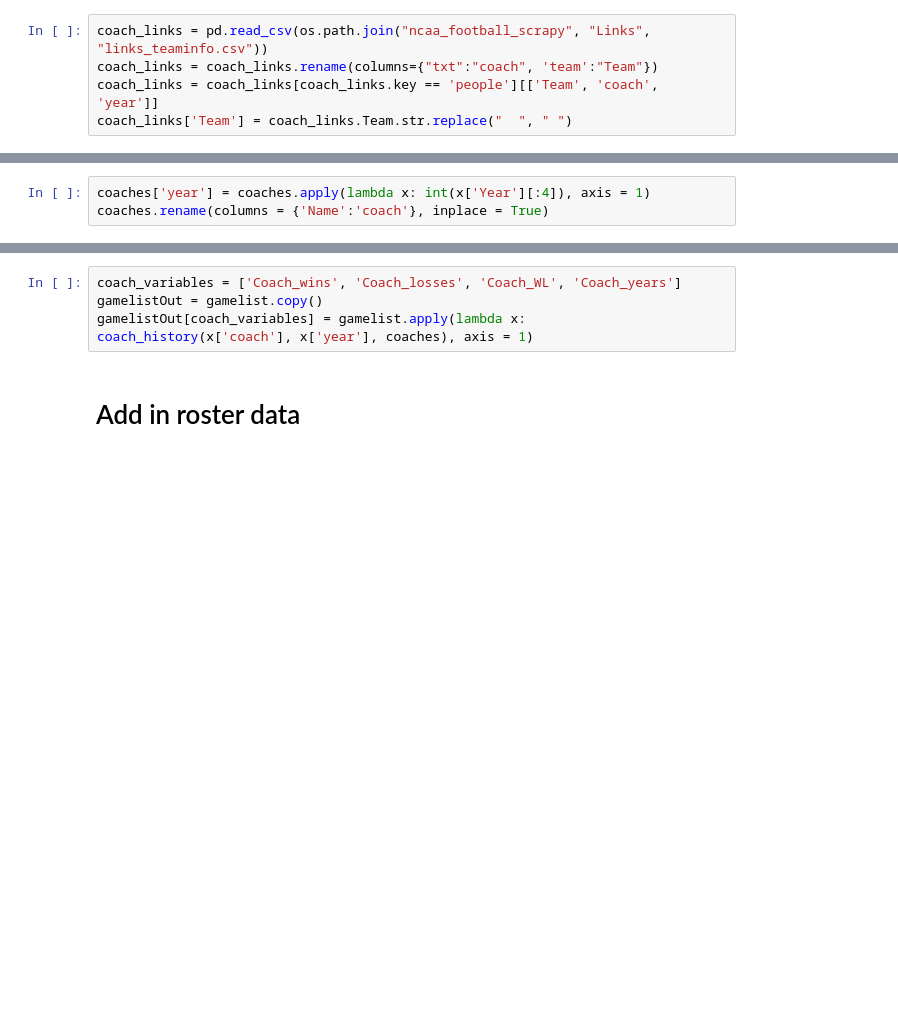
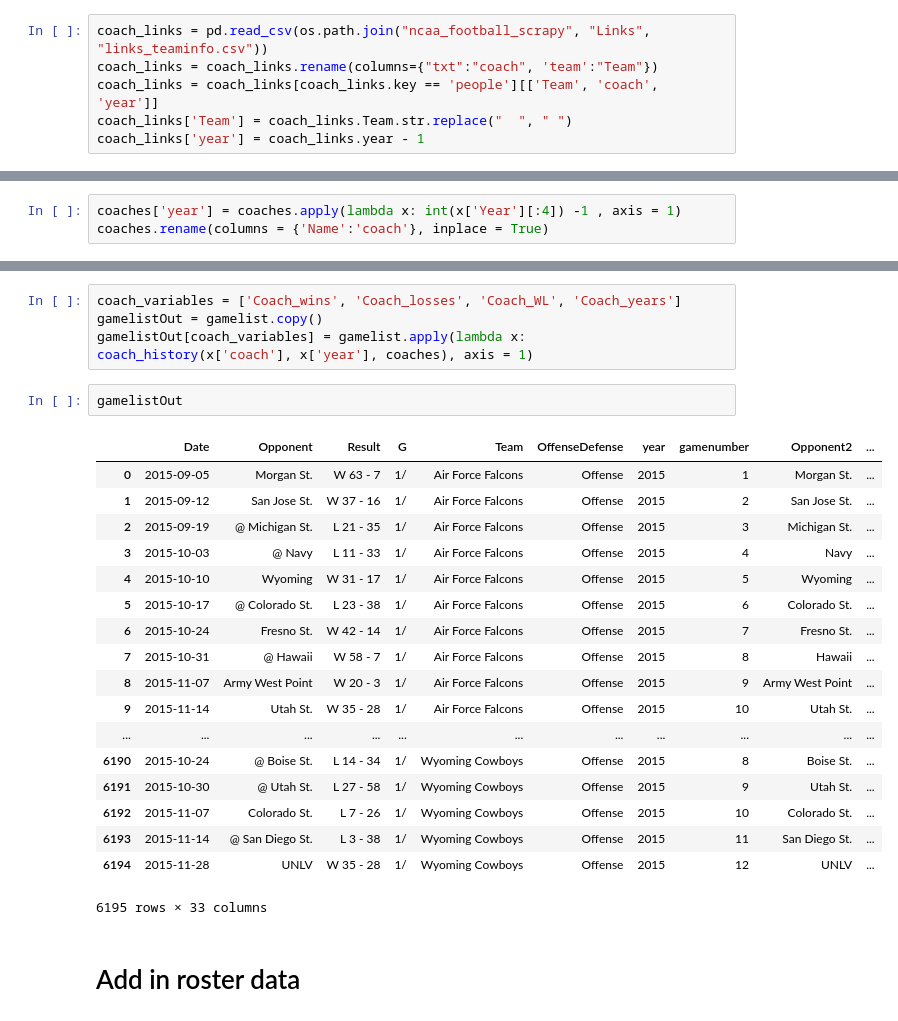
Before and after one commit to cjohns38/ncaafootball, a Jupyter notebook: DatasetCreation.ipynb, the cells around one changed output, grey strips where cells are left out. Drawn from its saved outputs; the diff is of its cells as text; blank space fills up the shorter version.

Commit message:
Coaching year issue

```diff
--- a/DatasetCreation.ipynb
+++ b/DatasetCreation.ipynb
@@ -22,6 +22,7 @@ coach_links = pd.read_csv(os.path.join("ncaa_football_scrapy", "Links", "links_t
 coach_links = coach_links.rename(columns={"txt":"coach", 'team':"Team"})
 coach_links = coach_links[coach_links.key == 'people'][['Team', 'coach', 'year']]
 coach_links['Team'] = coach_links.Team.str.replace("  ", " ")
+coach_links['year'] = coach_links.year - 1
 # %% [markdown]
 # Account for coaches who get fired in the season
 # %%
@@ -47,7 +48,7 @@ coaches_list_fixed = pd.DataFrame(coaches_list)
 # %%
 coaches = pd.read_csv(zf.open('coaches.csv'))
 # %%
-coaches['year'] = coaches.apply(lambda x: int(x['Year'][:4]), axis = 1)
+coaches['year'] = coaches.apply(lambda x: int(x['Year'][:4]) -1 , axis = 1)
 coaches.rename(columns = {'Name':'coach'}, inplace = True)
 # %% [markdown]
 # Create Roster DF
@@ -198,6 +199,27 @@ gamelist = gamelist.merge(coaches_list_fixed,
 coach_variables = ['Coach_wins', 'Coach_losses', 'Coach_WL', 'Coach_years']
 gamelistOut = gamelist.copy()
 gamelistOut[coach_variables] = gamelist.apply(lambda x: coach_history(x['coach'], x['year'], coaches), axis = 1)
+# %%
+gamelistOut
+# %% [output]
+|  | Date | Opponent | Result | G | Team | OffenseDefense | year | gamenumber | Opponent2 | ... |
+| 0 | 2015-09-05 | Morgan St. | W 63 - 7 | 1/ | Air Force Falcons | Offense | 2015 | 1 | Morgan St. | ... |
+| 1 | 2015-09-12 | San Jose St. | W 37 - 16 | 1/ | Air Force Falcons | Offense | 2015 | 2 | San Jose St. | ... |
+| 2 | 2015-09-19 | @ Michigan St. | L 21 - 35 | 1/ | Air Force Falcons | Offense | 2015 | 3 | Michigan St. | ... |
+| 3 | 2015-10-03 | @ Navy | L 11 - 33 | 1/ | Air Force Falcons | Offense | 2015 | 4 | Navy | ... |
+| 4 | 2015-10-10 | Wyoming | W 31 - 17 | 1/ | Air Force Falcons | Offense | 2015 | 5 | Wyoming | ... |
+| 5 | 2015-10-17 | @ Colorado St. | L 23 - 38 | 1/ | Air Force Falcons | Offense | 2015 | 6 | Colorado St. | ... |
+| 6 | 2015-10-24 | Fresno St. | W 42 - 14 | 1/ | Air Force Falcons | Offense | 2015 | 7 | Fresno St. | ... |
+| 7 | 2015-10-31 | @ Hawaii | W 58 - 7 | 1/ | Air Force Falcons | Offense | 2015 | 8 | Hawaii | ... |
+| 8 | 2015-11-07 | Army West Point | W 20 - 3 | 1/ | Air Force Falcons | Offense | 2015 | 9 | Army West Point | ... |
+| 9 | 2015-11-14 | Utah St. | W 35 - 28 | 1/ | Air Force Falcons | Offense | 2015 | 10 | Utah St. | ... |
+| ... | ... | ... | ... | ... | ... | ... | ... | ... | ... | ... |
+| 6190 | 2015-10-24 | @ Boise St. | L 14 - 34 | 1/ | Wyoming Cowboys | Offense | 2015 | 8 | Boise St. | ... |
+| 6191 | 2015-10-30 | @ Utah St. | L 27 - 58 | 1/ | Wyoming Cowboys | Offense | 2015 | 9 | Utah St. | ... |
+| 6192 | 2015-11-07 | Colorado St. | L 7 - 26 | 1/ | Wyoming Cowboys | Offense | 2015 | 10 | Colorado St. | ... |
+| 6193 | 2015-11-14 | @ San Diego St. | L 3 - 38 | 1/ | Wyoming Cowboys | Offense | 2015 | 11 | San Diego St. | ... |
+| 6194 | 2015-11-28 | UNLV | W 35 - 28 | 1/ | Wyoming Cowboys | Offense | 2015 | 12 | UNLV | ... |
+6195 rows × 33 columns
 # %% [markdown]
 # Add in roster data
 # %%
```
Also changed, not shown: parts of 2 cells of this notebook, 3 other files.
